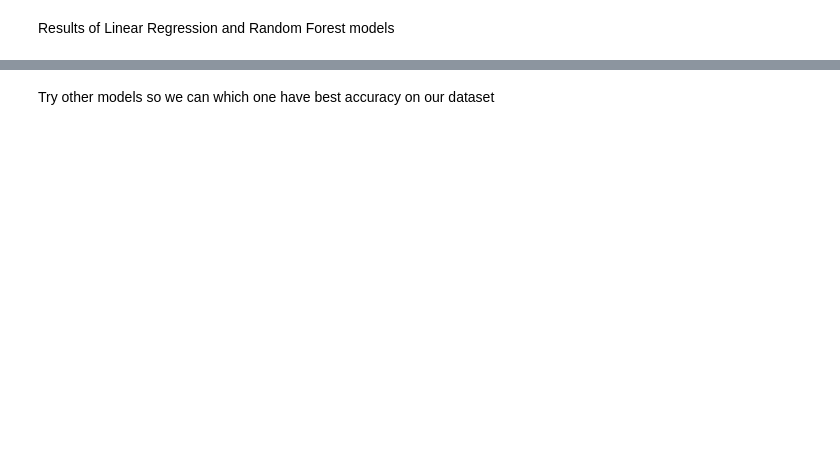
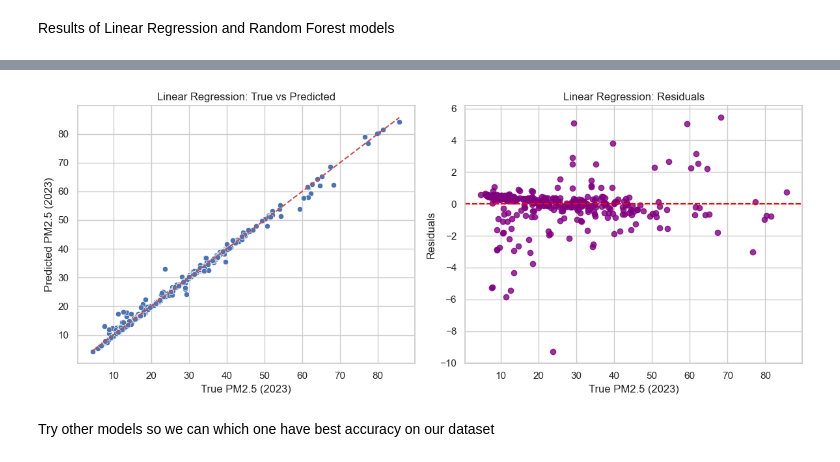
Before and after one commit to bochida/Air-quality-analysis-and-prediction, a Jupyter notebook: test.ipynb, the cells around one changed output, grey strips where cells are left out. Drawn from its saved outputs; the diff is of its cells as text; code cells hidden in the pictures; blank space fills up the shorter version.

```diff
--- a/test.ipynb
+++ b/test.ipynb
@@ -431,3 +415,28 @@ R² Score: 0.9861640109970561
+# %%
+# Set up the figure
+plt.figure(figsize=(12, 5))
+
+# Plot 1: True vs. Predicted
+plt.subplot(1, 2, 1)
+sns.scatterplot(x=y_test, y=lr_preds)
+plt.plot([y_test.min(), y_test.max()], [y_test.min(), y_test.max()], 'r--')
+plt.xlabel('True PM2.5 (2023)')
+plt.ylabel('Predicted PM2.5 (2023)')
+plt.title('Linear Regression: True vs Predicted')
+
+# Plot 2: Residuals
+plt.subplot(1, 2, 2)
+residuals = y_test - lr_preds
+sns.residplot(x=y_test, y=residuals, color='purple')
+plt.axhline(0, linestyle='--', color='red')
+plt.xlabel('True PM2.5 (2023)')
+plt.ylabel('Residuals')
+plt.title('Linear Regression: Residuals')
+
+plt.tight_layout()
+plt.show()
+# %% [output]
+[figure, added]
 # %% [markdown]
 Try other models so we can which one have best accuracy on our dataset
 # %%
```
Also changed, not shown: parts of 12 cells of this notebook, 3 other files.
